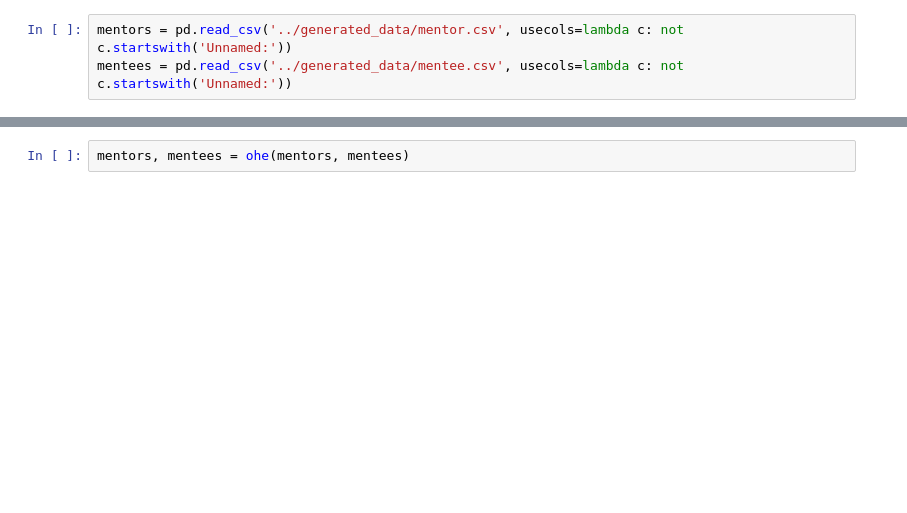
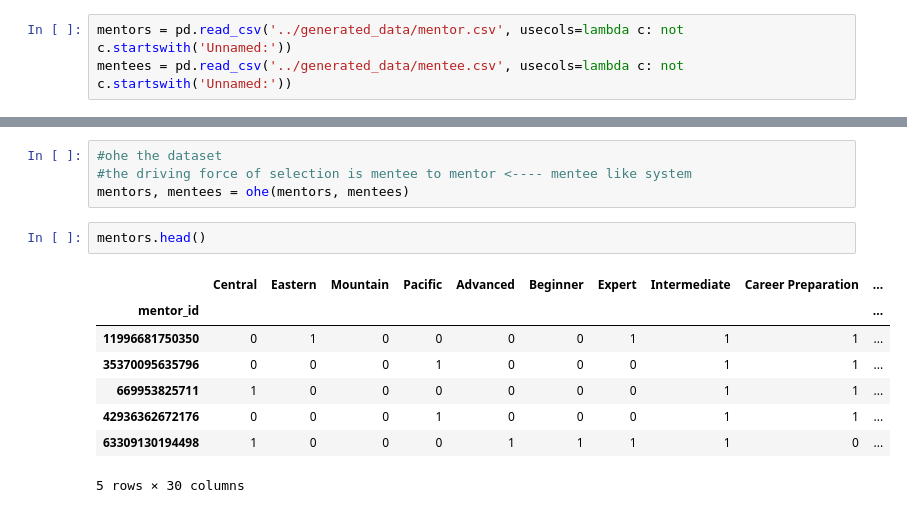
Before and after one commit to BloomTech-Labs/underdog-devs-ds-a, a Jupyter notebook: notebooks/KNN.ipynb, the cells around one changed output, grey strips where cells are left out. Drawn from its saved outputs; the diff is of its cells as text; blank space fills up the shorter version.

```diff
--- a/notebooks/KNN.ipynb
+++ b/notebooks/KNN.ipynb
@@ -48,5 +50,18 @@ def ohe(mentors, mentees):
     mentors = mentors.join(mentors['skills'].apply(pd.Series).stack().str.get_dummies().groupby(level=0).sum())
     mentors.drop(columns='skills', inplace=True)
     return mentors, mentees
-# %%
-mentors, mentees = ohe(mentors, mentees)
+# %%
+#ohe the dataset
+#the driving force of selection is mentee to mentor <---- mentee like system
+mentors, mentees = ohe(mentors, mentees)
+# %%
+mentors.head()
+# %% [output]
+|  | Central | Eastern | Mountain | Pacific | Advanced | Beginner | Expert | Intermediate | Career Preparation | ... |
+| mentor_id |  |  |  |  |  |  |  |  |  | ... |
+| 11996681750350 | 0 | 1 | 0 | 0 | 0 | 0 | 1 | 1 | 1 | ... |
+| 35370095635796 | 0 | 0 | 0 | 1 | 0 | 0 | 0 | 1 | 1 | ... |
+| 669953825711 | 1 | 0 | 0 | 0 | 0 | 0 | 0 | 1 | 1 | ... |
+| 42936362672176 | 0 | 0 | 0 | 1 | 0 | 0 | 0 | 1 | 1 | ... |
+| 63309130194498 | 1 | 0 | 0 | 0 | 1 | 1 | 1 | 1 | 0 | ... |
+5 rows × 30 columns
```
Also changed, not shown: parts of 20 cells of this notebook, 1 other file.
